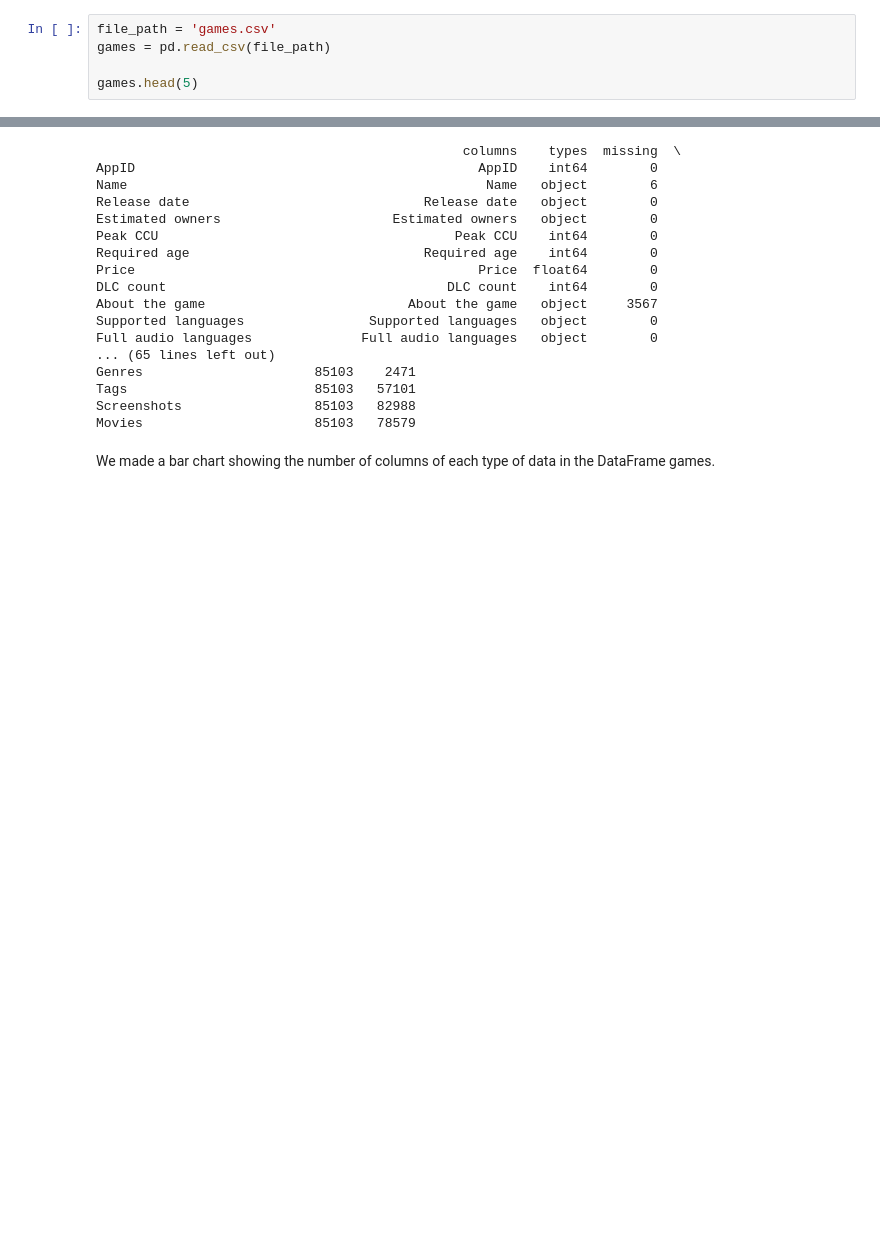
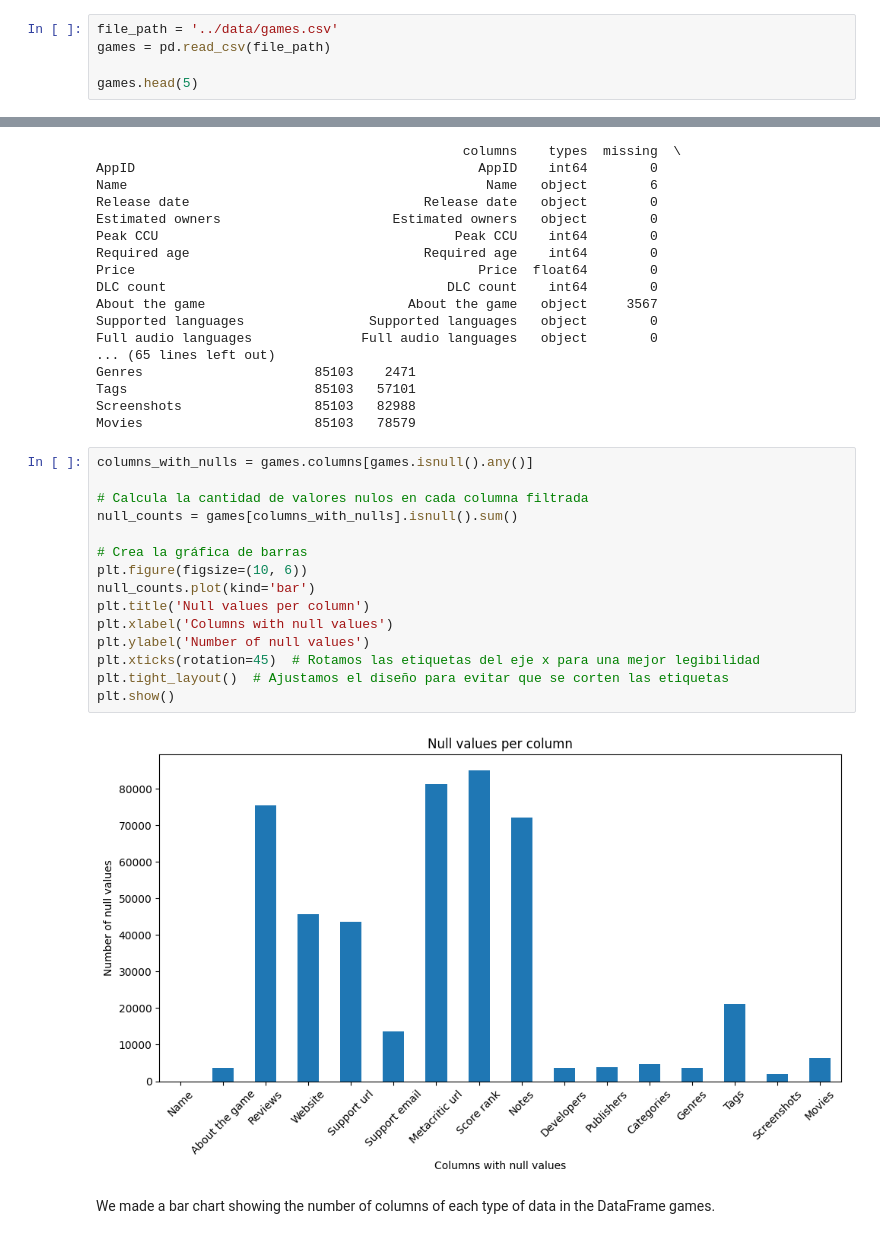
Before and after one commit to SamuelEscalante/SteamGames_Repository, a Jupyter notebook: EDA/raw_eda.ipynb, the cells around one changed output, grey strips where cells are left out. Saved outputs shown, nothing was run; the diff lists cells and outputs as text; blank space fills up the shorter version.

```diff
--- a/EDA/raw_eda.ipynb
+++ b/EDA/raw_eda.ipynb
@@ -12,7 +20,7 @@ import missingno as msno
 # %% [markdown]
 Load dataset
 # %%
-file_path = 'games.csv'
+file_path = '../data/games.csv'
 games = pd.read_csv(file_path)
 
 games.head(5)
@@ -96,6 +84,23 @@ Genres                      85103    2471
 Tags                        85103   57101
 Screenshots                 85103   82988
 Movies                      85103   78579
+# %%
+columns_with_nulls = games.columns[games.isnull().any()]
+
+# Calcula la cantidad de valores nulos en cada columna filtrada
+null_counts = games[columns_with_nulls].isnull().sum()
+
+# Crea la gráfica de barras
+plt.figure(figsize=(10, 6))
+null_counts.plot(kind='bar')
+plt.title('Null values per column')
+plt.xlabel('Columns with null values')
+plt.ylabel('Number of null values')
+plt.xticks(rotation=45)  # Rotamos las etiquetas del eje x para una mejor legibilidad
+plt.tight_layout()  # Ajustamos el diseño para evitar que se corten las etiquetas
+plt.show()
+# %% [output]
+[figure, added]
 # %% [markdown]
 We made a bar chart showing the number of columns of each type of data in the DataFrame games.
 # %%
```
Also changed, not shown: parts of 32 cells of this notebook, 1 other file.
